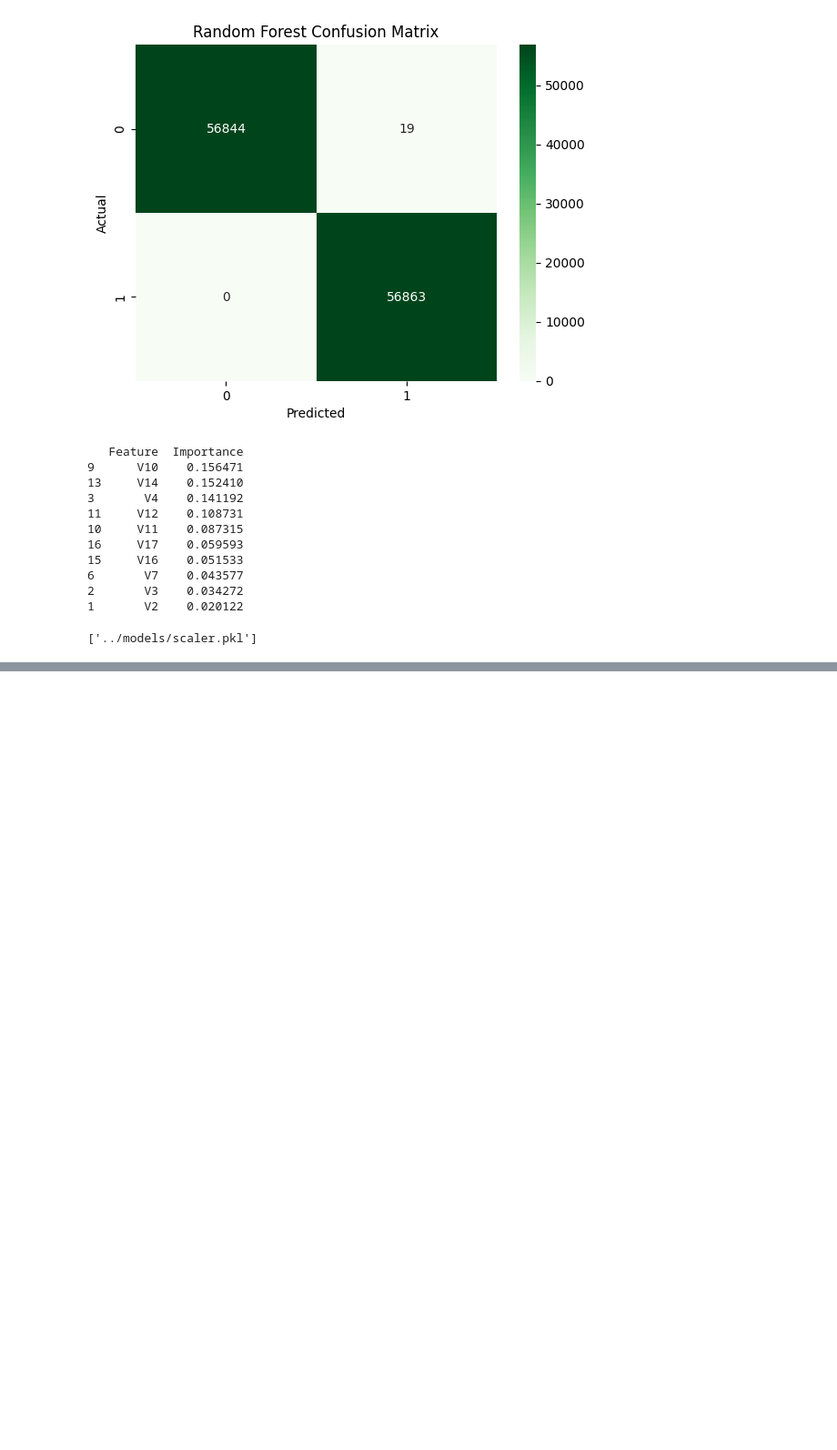
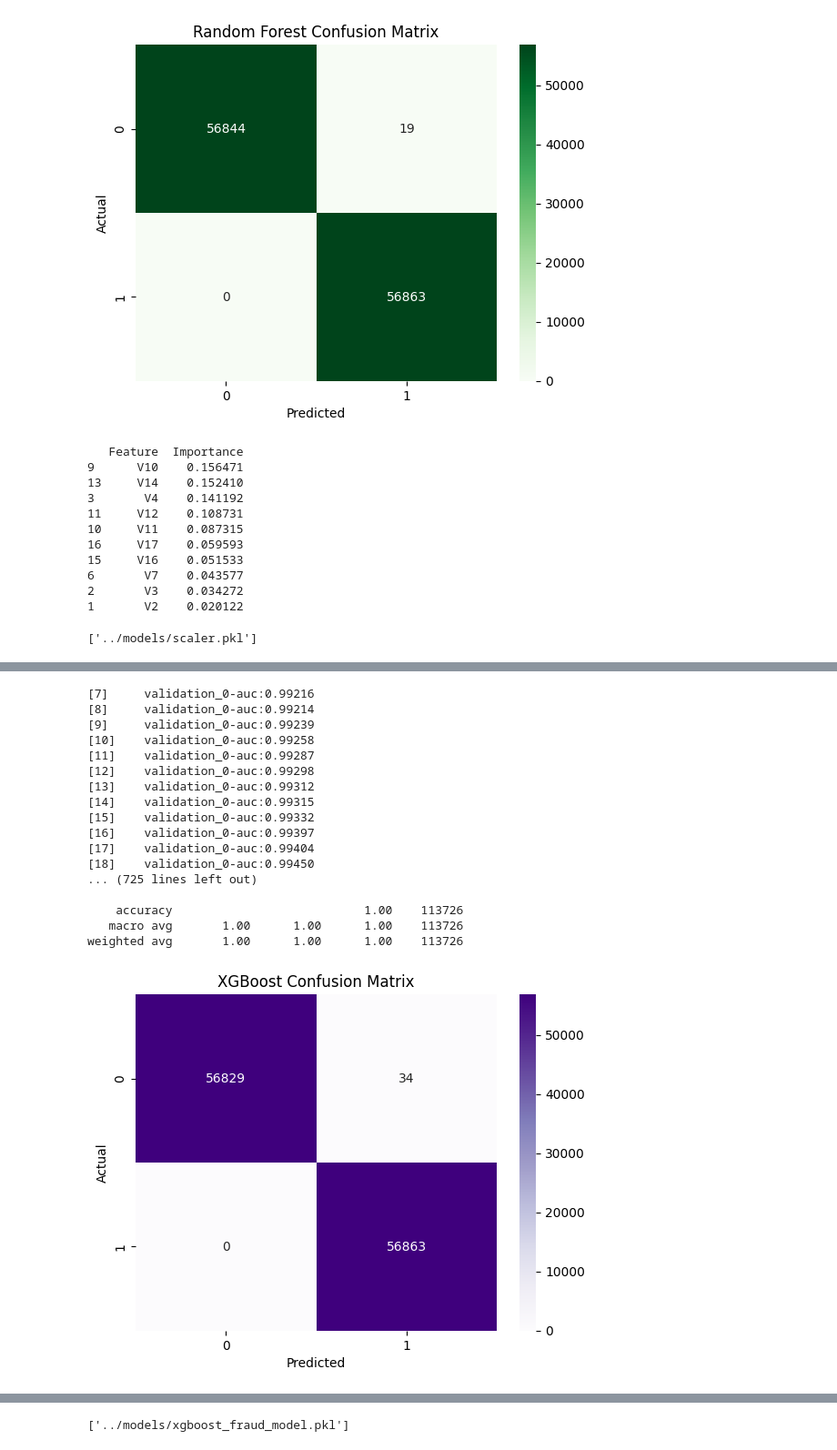
Before and after one commit to ElM3roM3ro/Credit-Card-Fraud-Detection, a Jupyter notebook: notebooks/fraud_detection.ipynb, the cells around one changed output, grey strips where cells are left out. Shown at 91% size. Cells and saved outputs as stored; diff of their text form; code cells hidden in the pictures; blank space fills up the shorter version.

Commit message:
added xgboost

```diff
--- a/notebooks/fraud_detection.ipynb
+++ b/notebooks/fraud_detection.ipynb
@@ -302,3 +332,64 @@ weighted avg       1.00      1.00      1.00    113726
 2       V3    0.034272
 1       V2    0.020122
 ['../models/scaler.pkl']
+# %%
+# Train an XGBoost classifier on SMOTE‑resampled data
+from xgboost import XGBClassifier
+from sklearn.metrics import classification_report, confusion_matrix
+import seaborn as sns
+import matplotlib.pyplot as plt
+import pandas as pd
+import joblib
+
+# Initialize XGBoost with similar settings
+xgb_model = XGBClassifier(
+    n_estimators=1000,
+    learning_rate=0.05,
+    max_depth=5,
+    subsample=0.8,
+    colsample_bytree=0.8,
+    gamma=1,
+    random_state=42,
+    use_label_encoder=False,
+    eval_metric="auc",
+    early_stopping_rounds=20
+)
+
+
+xgb_model.fit(
+    X_train_resampled,
+    y_train_resampled,
+    eval_set=[(X_test, y_test)],
+    verbose=True
+)
+
+
+# Predict on the original test set
+y_xgb_pred = xgb_model.predict(X_test)
+
+# Classification report
+print("XGBoost Classification Report:")
+print(classification_report(y_test, y_xgb_pred))
+
+# Confusion matrix
+conf_matrix = confusion_matrix(y_test, y_xgb_pred)
+sns.heatmap(conf_matrix, annot=True, fmt='d', cmap='Purples')
+plt.xlabel("Predicted")
+plt.ylabel("Actual")
+plt.title("XGBoost Confusion Matrix")
+plt.show()
+
+# Feature importance
+importances = xgb_model.feature_importances_
+feature_names = X.columns  # original feature names
+importance_df = pd.DataFrame({
+    'Feature': feature_names,
+    'Importance': importances
+}).sort_values(by='Importance', ascending=False)
+
+print("Top 10 Important Features:")
+print(importance_df.head(10))
+
+# Serialize the trained XGBoost model
+joblib.dump(xgb_model, '../models/xgboost_fraud_model.pkl')
+# %% [output]
@@ -304,0 +406,18 @@ weighted avg       1.00      1.00      1.00    113726
+[7]     validation_0-auc:0.99216
+[8]     validation_0-auc:0.99214
+[9]     validation_0-auc:0.99239
+[10]    validation_0-auc:0.99258
+[11]    validation_0-auc:0.99287
+[12]    validation_0-auc:0.99298
+[13]    validation_0-auc:0.99312
+[14]    validation_0-auc:0.99315
+[15]    validation_0-auc:0.99332
+[16]    validation_0-auc:0.99397
+[17]    validation_0-auc:0.99404
+[18]    validation_0-auc:0.99450
+... (725 lines left out)
+
+    accuracy                           1.00    113726
+   macro avg       1.00      1.00      1.00    113726
+weighted avg       1.00      1.00      1.00    113726
+[figure, added]
@@ -304,0 +436 @@ weighted avg       1.00      1.00      1.00    113726
+['../models/xgboost_fraud_model.pkl']
```
Also changed, not shown: parts of 3 cells of this notebook.
